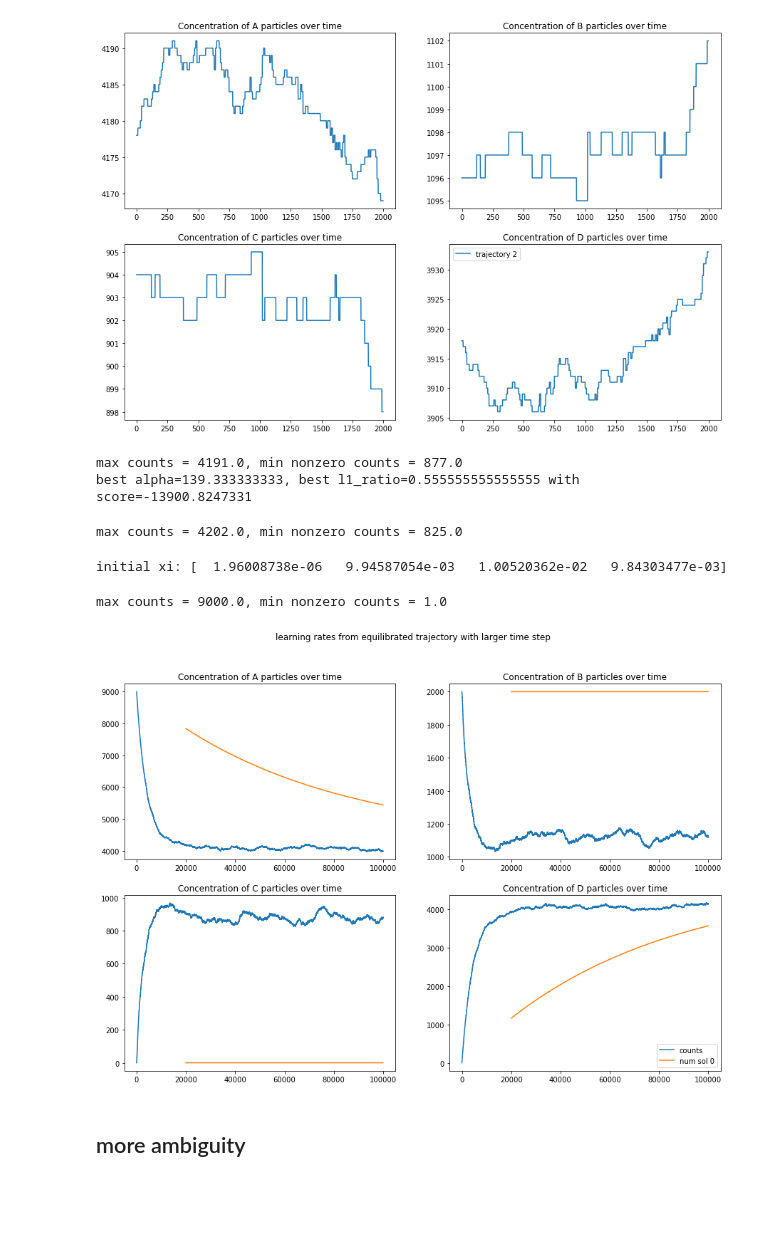
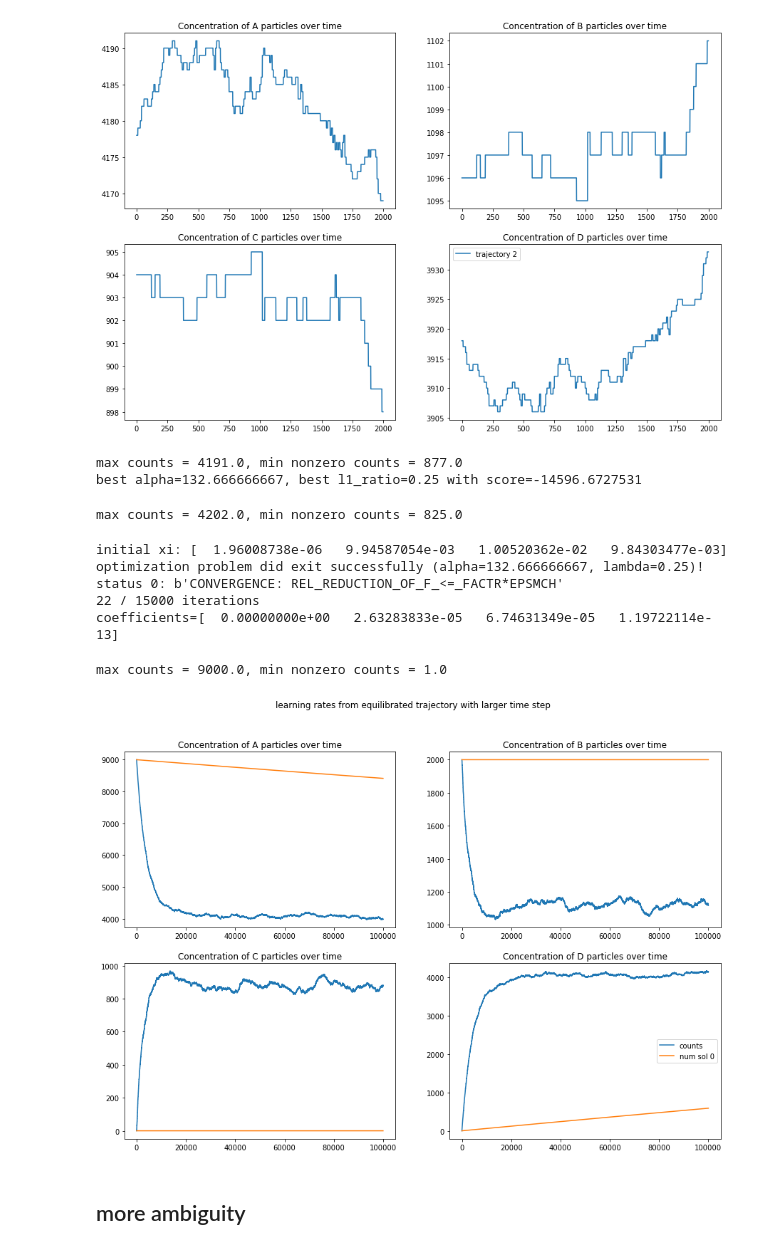
Before and after one commit to readdy/readdy_learn, a Jupyter notebook: analyze/cross_validation_broken.ipynb, the cells around one changed output. Saved outputs shown, nothing was run; the diff lists cells and outputs as text; code cells hidden in the pictures; blank space fills up the shorter version.

```diff
--- a/analyze/cross_validation_broken.ipynb
+++ b/analyze/cross_validation_broken.ipynb
@@ -304,9 +304,9 @@ traj2.update()
 
 right_rates = np.array([1.96008738e-06,9.94587054e-03,1.00520362e-02,9.84303477e-03])
 alphas = np.linspace(130, 150, num=16)
-l1_ratios = [.555555555555555]
+l1_ratios = np.linspace(0, 1, num=5)
 scale = 1. / (2. * traj2.n_species * traj2.n_time_steps)
-cv = CV(traj2, bfc, scale, alphas, l1_ratios, 10, right_rates, mode='time_series_split', verbose=False)
+cv = CV(traj2, bfc, scale, alphas, l1_ratios, 10, right_rates, mode='k_fold', verbose=False)
 cv.fit()
 
 best_score = np.mean(cv.result[0]['scores'])
@@ -317,7 +317,7 @@ for r in cv.result:
 print("best alpha=%s, best l1_ratio=%s with score=%s" % (best_alpha, best_l1, best_score))
 # %% [output]
 max counts = 4191.0, min nonzero counts = 877.0
-best alpha=139.333333333, best l1_ratio=0.555555555555555 with score=-13900.8247331
+best alpha=132.666666667, best l1_ratio=0.25 with score=-14596.6727531
 # %%
 traj2 = pat.Trajectory("../generate/simple_trajectory_3.h5")
 traj2.counts = traj2.counts[20000:]
@@ -328,41 +328,46 @@ traj2.update()
 max counts = 4202.0, min nonzero counts = 825.0
 # %%
 # scale = 1. / (2. * traj2.n_species * traj2.n_time_steps)
-# right_rates = np.array([1e-3]*bfc.n_basis_functions)
+# right_rates = np.array([0]*bfc.n_basis_functions)
 print("initial xi: %s" % right_rates)
 est = ReaDDyElasticNetEstimator(traj2, bfc, scale,
                                 alpha=best_alpha, l1_ratio=best_l1, init_xi=right_rates,
-                                verbose=True, approx_jac=True, method='L-BFGS-B')
+                                verbose=True, approx_jac=False, method='L-BFGS-B', options={'ftol': 1e-12})
 est.fit(range(0, traj2.n_time_steps))
 coefficients = est.coefficients_
 print("coefficients=%s" % coefficients)
 # %% [output]
 initial xi: [  1.96008738e-06   9.94587054e-03   1.00520362e-02   9.84303477e-03]
+optimization problem did exit successfully (alpha=132.666666667, lambda=0.25)!
+status 0: b'CONVERGENCE: REL_REDUCTION_OF_F_<=_FACTR*EPSMCH'
+22 / 15000 iterations
+coefficients=[  0.00000000e+00   2.63283833e-05   6.74631349e-05   1.19722114e-13]
 # %%
 full_traj = pat.Trajectory("../generate/simple_trajectory_3.h5")
 full_traj.update()
 
 f, ((ax1, ax2), (ax3, ax4)) = plt.subplots(nrows=2, ncols=2, figsize=(15, 10))
 f.suptitle("learning rates from equilibrated trajectory with larger time step")
 axes = [ax1, ax2, ax3, ax4]
 labels=["A", "B", "C", "D"]
 num_solns = []
+offset = 0
 for coeffs in [coefficients]:
     def fun(data, _):
         theta = np.array([f(data) for f in bfc.functions])
         return np.matmul(coeffs, theta)
-    num_solns.append(odeint(fun, full_traj.counts[0], np.arange(0, full_traj.n_time_steps*full_traj.time_step, full_traj.time_step)))
-num_solns[0] = num_solns[0][20000:]
+    num_solns.append(odeint(fun, full_traj.counts[offset], np.arange(0, full_traj.n_time_steps*full_traj.time_step, full_traj.time_step)))
+num_solns[0] = num_solns[0][offset:]
 for i in range(full_traj.n_species):
     axes[i].plot(np.arange(0, full_traj.n_time_steps), full_traj.counts[:,i], label="counts")
     for idx, num_sol in enumerate(num_solns):
-        axes[i].plot(np.arange(20000, 20000+len(num_sol[:, i])), num_sol[:, i], label="num sol %s" % idx)
+        axes[i].plot(np.arange(offset, offset+len(num_sol[:, i])), num_sol[:, i], label="num sol %s" % idx)
     axes[i].set_title("Concentration of %s particles over time" % labels[i])
 plt.legend()
 plt.show()
 # %% [output]
 max counts = 9000.0, min nonzero counts = 1.0
-[figure, old version]
+[figure, new version]
 # %% [markdown]
 ## more ambiguity
 # %%
```
Also changed, not shown: parts of 14 cells of this notebook, 3 other files.
